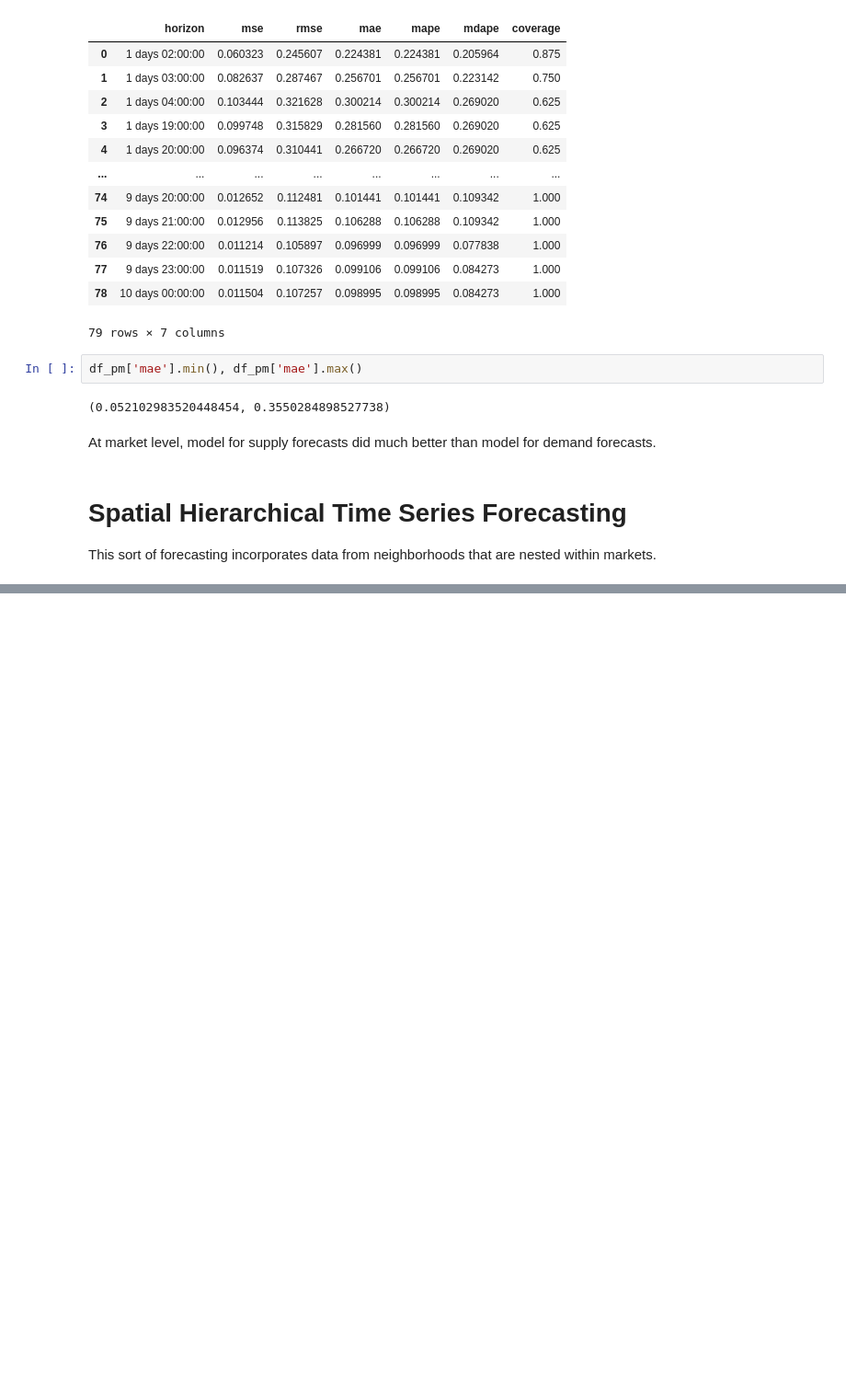
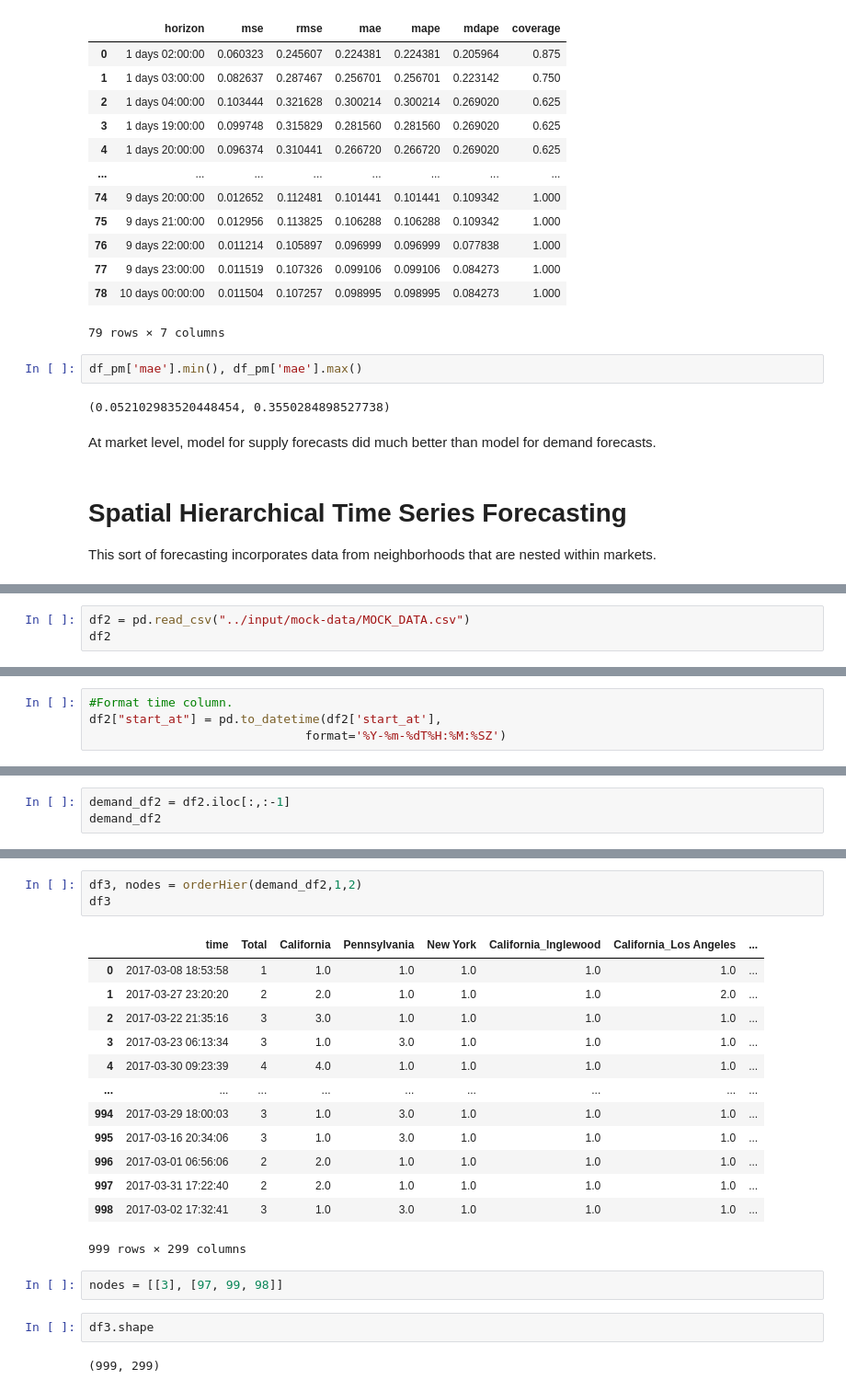
Before and after one commit to mindyng/Take-Homes, a Jupyter notebook: shipt-grocery-tech-supply-demand-forecasting.ipynb, the cells around one changed output, grey strips where cells are left out. Shown at 92% size. Drawn from its saved outputs; the diff is of its cells as text; blank space fills up the shorter version.

```diff
--- a/shipt-grocery-tech-supply-demand-forecasting.ipynb
+++ b/shipt-grocery-tech-supply-demand-forecasting.ipynb
@@ -884,0 +950,3 @@ This sort of forecasting incorporates data from neighborhoods that are nested wi
+# %%
+df2 = pd.read_csv("../input/mock-data/MOCK_DATA.csv")
+df2
@@ -884,0 +967,4 @@ This sort of forecasting incorporates data from neighborhoods that are nested wi
+# %%
+#Format time column.
+df2["start_at"] = pd.to_datetime(df2['start_at'],
+                              format='%Y-%m-%dT%H:%M:%SZ')
@@ -884,0 +973,3 @@ This sort of forecasting incorporates data from neighborhoods that are nested wi
+# %%
+demand_df2 = df2.iloc[:,:-1]
+demand_df2
@@ -884,0 +1007,23 @@ This sort of forecasting incorporates data from neighborhoods that are nested wi
+# %%
+df3, nodes = orderHier(demand_df2,1,2)
+df3
+# %% [output]
+|  | time | Total | California | Pennsylvania | New York | California_Inglewood | California_Los Angeles | ... |
+| 0 | 2017-03-08 18:53:58 | 1 | 1.0 | 1.0 | 1.0 | 1.0 | 1.0 | ... |
+| 1 | 2017-03-27 23:20:20 | 2 | 2.0 | 1.0 | 1.0 | 1.0 | 2.0 | ... |
+| 2 | 2017-03-22 21:35:16 | 3 | 3.0 | 1.0 | 1.0 | 1.0 | 1.0 | ... |
+| 3 | 2017-03-23 06:13:34 | 3 | 1.0 | 3.0 | 1.0 | 1.0 | 1.0 | ... |
+| 4 | 2017-03-30 09:23:39 | 4 | 4.0 | 1.0 | 1.0 | 1.0 | 1.0 | ... |
+| ... | ... | ... | ... | ... | ... | ... | ... | ... |
+| 994 | 2017-03-29 18:00:03 | 3 | 1.0 | 3.0 | 1.0 | 1.0 | 1.0 | ... |
+| 995 | 2017-03-16 20:34:06 | 3 | 1.0 | 3.0 | 1.0 | 1.0 | 1.0 | ... |
+| 996 | 2017-03-01 06:56:06 | 2 | 2.0 | 1.0 | 1.0 | 1.0 | 1.0 | ... |
+| 997 | 2017-03-31 17:22:40 | 2 | 2.0 | 1.0 | 1.0 | 1.0 | 1.0 | ... |
+| 998 | 2017-03-02 17:32:41 | 3 | 1.0 | 3.0 | 1.0 | 1.0 | 1.0 | ... |
+999 rows × 299 columns
+# %%
+nodes = [[3], [97, 99, 98]]
+# %%
+df3.shape
+# %% [output]
+(999, 299)
```
Also changed, not shown: parts of 31 cells of this notebook.
